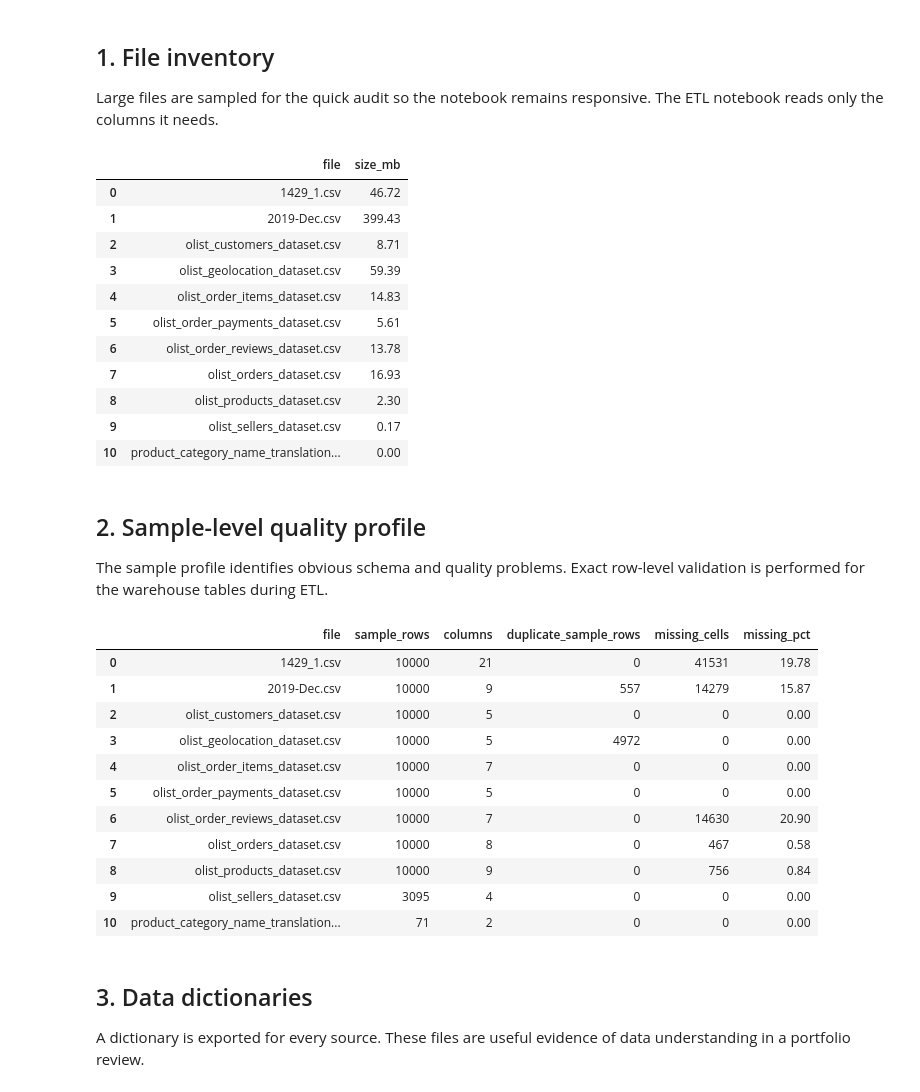
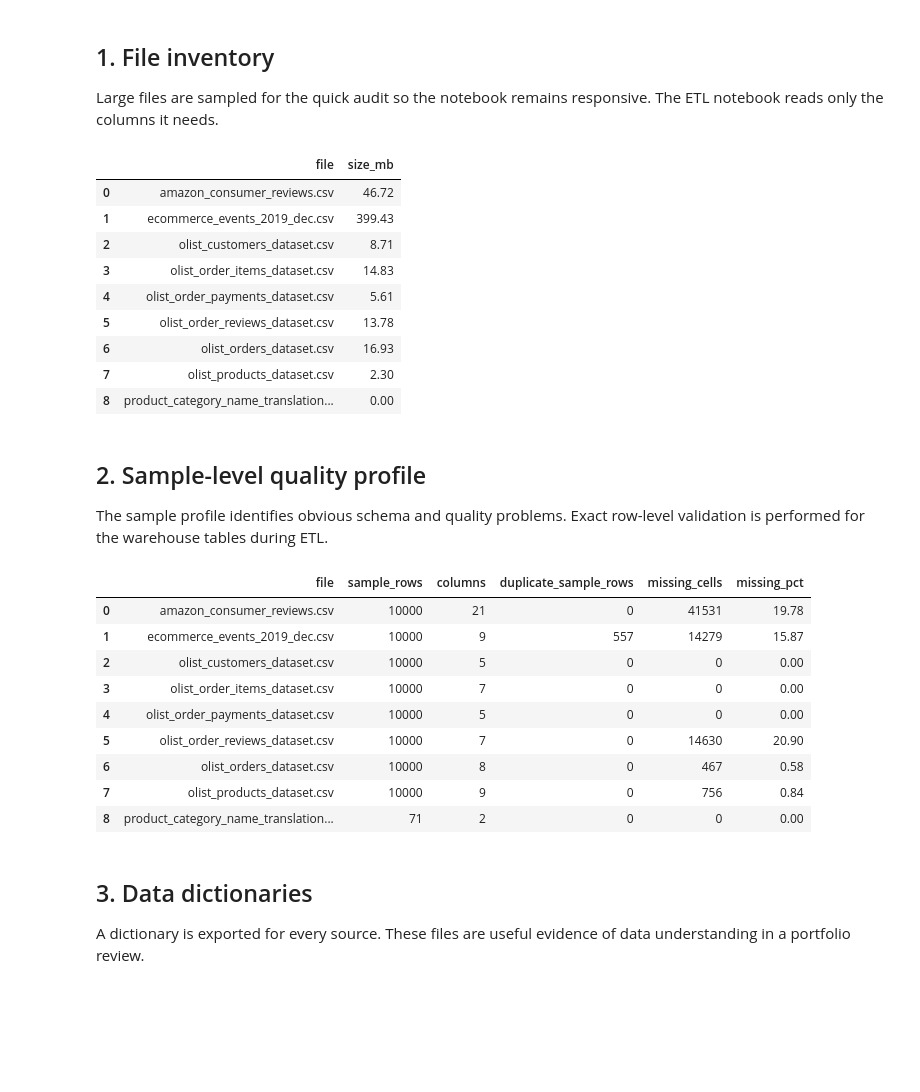
Before and after one commit to suhani-chauhan56/Customer-360-Intelligence-Platform, a Jupyter notebook: notebooks/01_Data_Audit.ipynb, the cells around one changed output. Saved outputs shown, nothing was run; the diff lists cells and outputs as text; code cells hidden in the pictures; blank space fills up the shorter version.

Commit message:
feat: initialize project structure with ML modeling pipelines, ETL notebooks, and Streamlit application

```diff
--- a/notebooks/01_Data_Audit.ipynb
+++ b/notebooks/01_Data_Audit.ipynb
@@ -28,13 +28,13 @@ sns.set_theme(style="whitegrid", palette="Set2")
 def find_project_root() -> Path:
     """Find the project root whether Jupyter starts here or in notebooks/."""
     for candidate in (Path.cwd(), Path.cwd().parent):
-        if (candidate / "datasets").exists() and (candidate / "notebooks").exists():
+        if (candidate / "requirements.txt").exists() and (candidate / "notebooks").is_dir():
             return candidate.resolve()
     raise FileNotFoundError("Start Jupyter from the project root or notebooks directory.")
 
 
 ROOT = find_project_root()
-DATASETS = ROOT / "datasets"
+DATASETS = ROOT / "data" / "raw"
 PROCESSED = ROOT / "data" / "processed"
 MODELS = ROOT / "models"
 PROCESSED.mkdir(parents=True, exist_ok=True)
@@ -50,41 +50,39 @@ Large files are sampled for the quick audit so the notebook remains responsive.
 # %%
 expected_files = {
     "olist_customers_dataset.csv",
     "olist_orders_dataset.csv",
     "olist_order_items_dataset.csv",
     "olist_order_payments_dataset.csv",
     "olist_order_reviews_dataset.csv",
     "olist_products_dataset.csv",
     "product_category_name_translation.csv",
-    "2019-Dec.csv",
-    "1429_1.csv",
+    "ecommerce_events_2019_dec.csv",
+    "amazon_consumer_reviews.csv",
 }
 
 available_files = {path.name for path in DATASETS.glob("*.csv")}
 missing_files = sorted(expected_files - available_files)
 assert not missing_files, f"Missing required datasets: {missing_files}"
 
 inventory = pd.DataFrame([
     {
         "file": path.name,
         "size_mb": round(path.stat().st_size / 1024**2, 2),
     }
     for path in sorted(DATASETS.glob("*.csv"))
 ])
 display(inventory)
 # %% [output]
 |  | file | size_mb |
-| 0 | 1429_1.csv | 46.72 |
-| 1 | 2019-Dec.csv | 399.43 |
+| 0 | amazon_consumer_reviews.csv | 46.72 |
+| 1 | ecommerce_events_2019_dec.csv | 399.43 |
 | 2 | olist_customers_dataset.csv | 8.71 |
-| 3 | olist_geolocation_dataset.csv | 59.39 |
-| 4 | olist_order_items_dataset.csv | 14.83 |
-| 5 | olist_order_payments_dataset.csv | 5.61 |
-| 6 | olist_order_reviews_dataset.csv | 13.78 |
-| 7 | olist_orders_dataset.csv | 16.93 |
-| 8 | olist_products_dataset.csv | 2.30 |
-| 9 | olist_sellers_dataset.csv | 0.17 |
-| 10 | product_category_name_translation... | 0.00 |
+| 3 | olist_order_items_dataset.csv | 14.83 |
+| 4 | olist_order_payments_dataset.csv | 5.61 |
+| 5 | olist_order_reviews_dataset.csv | 13.78 |
+| 6 | olist_orders_dataset.csv | 16.93 |
+| 7 | olist_products_dataset.csv | 2.30 |
+| 8 | product_category_name_translation... | 0.00 |
 # %% [markdown]
 ## 2. Sample-level quality profile
 
@@ -106,17 +104,15 @@ audit_summary = pd.DataFrame(audit_rows).sort_values("file")
 display(audit_summary)
 # %% [output]
 |  | file | sample_rows | columns | duplicate_sample_rows | missing_cells | missing_pct |
-| 0 | 1429_1.csv | 10000 | 21 | 0 | 41531 | 19.78 |
-| 1 | 2019-Dec.csv | 10000 | 9 | 557 | 14279 | 15.87 |
+| 0 | amazon_consumer_reviews.csv | 10000 | 21 | 0 | 41531 | 19.78 |
+| 1 | ecommerce_events_2019_dec.csv | 10000 | 9 | 557 | 14279 | 15.87 |
 | 2 | olist_customers_dataset.csv | 10000 | 5 | 0 | 0 | 0.00 |
-| 3 | olist_geolocation_dataset.csv | 10000 | 5 | 4972 | 0 | 0.00 |
-| 4 | olist_order_items_dataset.csv | 10000 | 7 | 0 | 0 | 0.00 |
-| 5 | olist_order_payments_dataset.csv | 10000 | 5 | 0 | 0 | 0.00 |
-| 6 | olist_order_reviews_dataset.csv | 10000 | 7 | 0 | 14630 | 20.90 |
-| 7 | olist_orders_dataset.csv | 10000 | 8 | 0 | 467 | 0.58 |
-| 8 | olist_products_dataset.csv | 10000 | 9 | 0 | 756 | 0.84 |
-| 9 | olist_sellers_dataset.csv | 3095 | 4 | 0 | 0 | 0.00 |
-| 10 | product_category_name_translation... | 71 | 2 | 0 | 0 | 0.00 |
+| 3 | olist_order_items_dataset.csv | 10000 | 7 | 0 | 0 | 0.00 |
+| 4 | olist_order_payments_dataset.csv | 10000 | 5 | 0 | 0 | 0.00 |
+| 5 | olist_order_reviews_dataset.csv | 10000 | 7 | 0 | 14630 | 20.90 |
+| 6 | olist_orders_dataset.csv | 10000 | 8 | 0 | 467 | 0.58 |
+| 7 | olist_products_dataset.csv | 10000 | 9 | 0 | 756 | 0.84 |
+| 8 | product_category_name_translation... | 71 | 2 | 0 | 0 | 0.00 |
 # %% [markdown]
 ## 3. Data dictionaries
 
```
Also changed, not shown: parts of 1 cell of this notebook, 20 other files.
